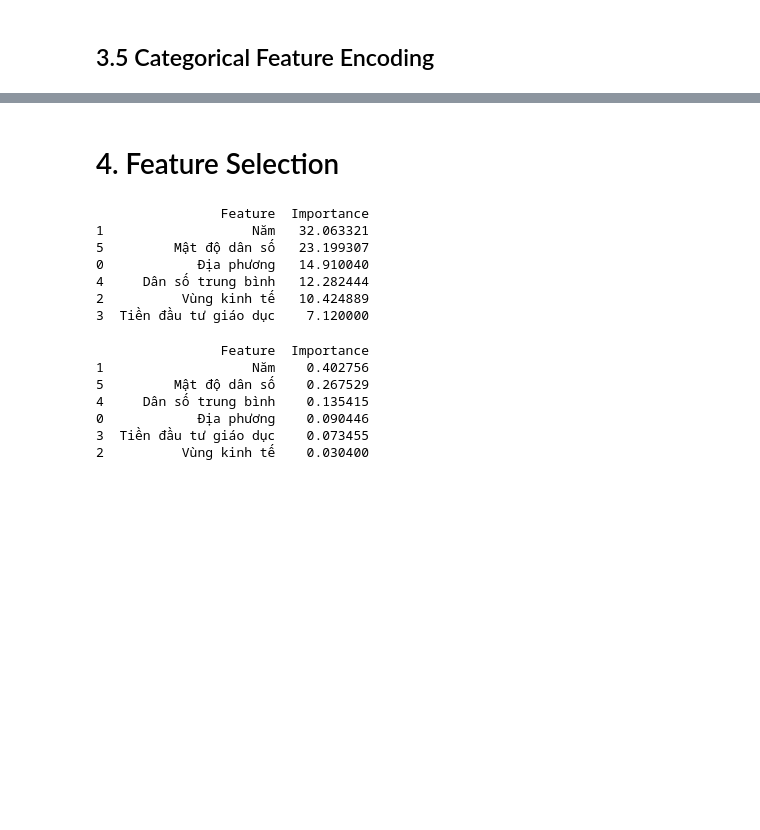
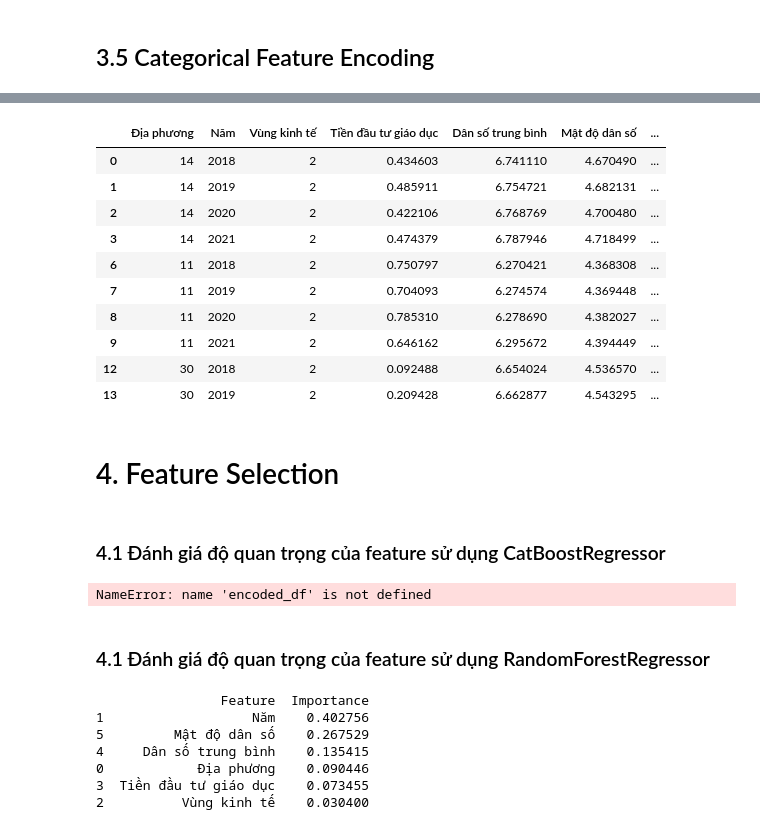
Before and after one commit to tranductri2003/university-score-predictor, a Jupyter notebook: [Part 4] Features_Engineering/[Part 4] Features_Engineering.ipynb, the cells around one changed output, grey strips where cells are left out. Cells and saved outputs as stored; diff of their text form; code cells hidden in the pictures; blank space fills up the shorter version.

```diff
--- a/[Part 4] Features_Engineering/[Part 4] Features_Engineering.ipynb
+++ b/[Part 4] Features_Engineering/[Part 4] Features_Engineering.ipynb
@@ -176,17 +306,11 @@ df[df['Tiền đầu tư giáo dục'].isnull()]
 # %%
-provinces = ["Phú Thọ", "Thừa Thiên - Huế", "Bình Thuận", "Bình Phước"]
-years = [2018, 2019, 2020, 2021, 2022]
+provinces = df[df['Tiền đầu tư giáo dục'].isnull()]['Địa phương'].unique()
+years = df[df['Tiền đầu tư giáo dục'].isnull()]['Năm'].unique()
 
 for province in provinces:
     for year in years:
-        if province == "Phú Thọ":
-            region = "Vùng trung du và miền núi phía Bắc"
-        elif province == "Thừa Thiên - Huế":
-            region = "Vùng Bắc Trung Bộ và duyên hải miền Trung"
-        elif province == "Bình Thuận":
-            region = "Vùng Bắc Trung Bộ và duyên hải miền Trung"
-        elif province == "Bình Phước":
-            region = "Vùng Đông Nam Bộ"
+        # Lấy tên vùng kinh tế của địa phương
+        region = df[df['Địa phương'] == province]['Vùng kinh tế'].iloc[0]
 
         average_investment = df[(df["Vùng kinh tế"] == region) & (df["Năm"] == year)]["Tiền đầu tư giáo dục"].mean()
 
@@ -224,0 +353,2 @@ memory usage: 19.7+ KB
+# %%
+object_data = df.select_dtypes(include='object')
@@ -226,12 +364,12 @@ memory usage: 19.7+ KB
 from sklearn.preprocessing import LabelEncoder
 
 # Tạo một bản sao của DataFrame
-encoded_df = df.copy()
+label_encoded_df = df.copy()
 
-# Khởi tạo LabelEncoder
-label_encoder1 = LabelEncoder()
-label_encoder2 = LabelEncoder()
+label_models = {}
 
-# Áp dụng Label Encoding cho các biến object
-encoded_df['Địa phương'] = label_encoder1.fit_transform(encoded_df['Địa phương'])
-encoded_df['Vùng kinh tế'] = label_encoder2.fit_transform(encoded_df['Vùng kinh tế'])
+for col in object_data.columns:
+    label_models[col] = LabelEncoder()
+
+    # Áp dụng Label Encoding cho các biến object
+    label_encoded_df[col] = label_models[col].fit_transform(label_encoded_df[col])
@@ -285,5 +406,21 @@ encoded_df.head(100)
+# %%
+label_encoded_df.head(10)
+# %% [output]
+|  | Địa phương | Năm | Vùng kinh tế | Tiền đầu tư giáo dục | Dân số trung bình | Mật độ dân số | ... |
+| 0 | 14 | 2018 | 2 | 0.434603 | 6.741110 | 4.670490 | ... |
+| 1 | 14 | 2019 | 2 | 0.485911 | 6.754721 | 4.682131 | ... |
+| 2 | 14 | 2020 | 2 | 0.422106 | 6.768769 | 4.700480 | ... |
+| 3 | 14 | 2021 | 2 | 0.474379 | 6.787946 | 4.718499 | ... |
+| 6 | 11 | 2018 | 2 | 0.750797 | 6.270421 | 4.368308 | ... |
+| 7 | 11 | 2019 | 2 | 0.704093 | 6.274574 | 4.369448 | ... |
+| 8 | 11 | 2020 | 2 | 0.785310 | 6.278690 | 4.382027 | ... |
+| 9 | 11 | 2021 | 2 | 0.646162 | 6.295672 | 4.394449 | ... |
+| 12 | 30 | 2018 | 2 | 0.092488 | 6.654024 | 4.536570 | ... |
+| 13 | 30 | 2019 | 2 | 0.209428 | 6.662877 | 4.543295 | ... |
 # %% [markdown]
 # 4. Feature Selection
+# %% [markdown]
+### 4.1 Đánh giá độ quan trọng của feature sử dụng CatBoostRegressor
 # %%
 from catboost import CatBoostRegressor
 
@@ -312,13 +449,9 @@ importance_df = importance_df.sort_values(by='Importance', ascending=False)
 # In ra tầm quan trọng của các đặc trưng
 print(importance_df)
 # %% [output]
-                Feature  Importance
-1                   Năm   32.063321
-5         Mật độ dân số   23.199307
-0            Địa phương   14.910040
-4     Dân số trung bình   12.282444
-2          Vùng kinh tế   10.424889
-3  Tiền đầu tư giáo dục    7.120000
+NameError: name 'encoded_df' is not defined
+# %% [markdown]
+### 4.1 Đánh giá độ quan trọng của feature sử dụng RandomForestRegressor
 # %%
 from sklearn.ensemble import RandomForestRegressor
 
```
Also changed, not shown: parts of 49 cells of this notebook, 10 other files.
